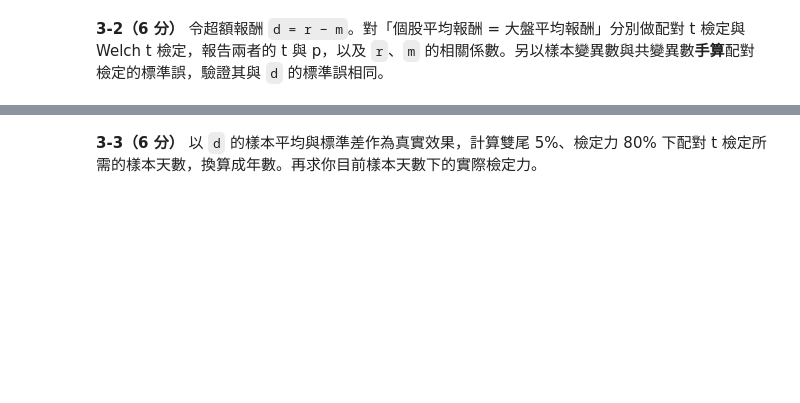
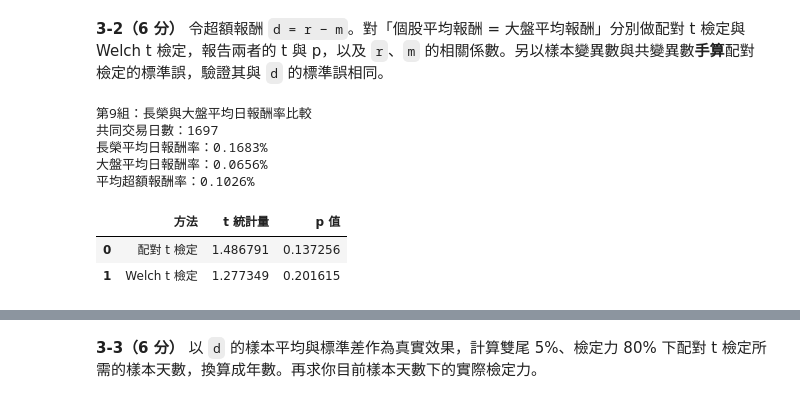
Before and after one commit to sin112792/hw, a Jupyter notebook: 作業一.ipynb, the cells around one changed output, grey strips where cells are left out. Cells and saved outputs as stored; diff of their text form; code cells hidden in the pictures; blank space fills up the shorter version.

```diff
--- a/作業一.ipynb
+++ b/作業一.ipynb
@@ -642,4 +716,81 @@ display(
 # %% [markdown]
 **3-2（6 分）** 令超額報酬 `d = r − m`。對「個股平均報酬 = 大盤平均報酬」分別做配對 t 檢定與 Welch t 檢定，報告兩者的 t 與 p，以及 `r`、`m` 的相關係數。另以樣本變異數與共變異數**手算**配對檢定的標準誤，驗證其與 `d` 的標準誤相同。
 # %%
-# 作答
+
+# 第三題 3-2：配對 t 檢定與 Welch t 檢定
+# 第9組：長榮（2603.TW）
+
+import numpy as np
+import pandas as pd
+from scipy import stats
+
+# 1. 取出長榮與大盤的共同交易日報酬
+data = pd.concat([r, m], axis=1).dropna()
+data.columns = ['長榮', '大盤']
+
+stock = data['長榮']
+market = data['大盤']
+d = stock - market
+
+# 2. 配對 t 檢定
+paired_t, paired_p = stats.ttest_rel(stock, market)
+
+# 3. Welch t 檢定（不假設兩組變異數相等）
+welch_t, welch_p = stats.ttest_ind(
+    stock, market, equal_var=False
+)
+
+# 4. 計算相關係數
+corr = stock.corr(market)
+
+# 5. 手算配對 t 檢定標準誤
+n = len(data)
+
+var_r = stock.var(ddof=1)
+var_m = market.var(ddof=1)
+cov_rm = stock.cov(market)
+
+# Var(r-m) = Var(r) + Var(m) - 2Cov(r,m)
+var_d = var_r + var_m - 2 * cov_rm
+
+se_paired = np.sqrt(var_d / n)
+
+# 直接從 d 計算標準誤
+se_d = d.std(ddof=1) / np.sqrt(n)
+
+# 6. 顯示結果
+print('第9組：長榮與大盤平均日報酬率比較')
+print(f'共同交易日數：{n}')
+print(f'長榮平均日報酬率：{stock.mean()*100:.4f}%')
+print(f'大盤平均日報酬率：{market.mean()*100:.4f}%')
+print(f'平均超額報酬率：{d.mean()*100:.4f}%')
+
+結果表 = pd.DataFrame({
+    '方法': ['配對 t 檢定', 'Welch t 檢定'],
+    't 統計量': [paired_t, welch_t],
+    'p 值': [paired_p, welch_p]
+})
+
+display(結果表.round(6))
+
+print(f'\n長榮與大盤相關係數：{corr:.6f}')
+print(f'手算配對標準誤：{se_paired:.12f}')
+print(f'd 的標準誤：{se_d:.12f}')
+print(f'兩者絕對誤差：{abs(se_paired-se_d):.12e}')
+
+# 7. 判斷檢定結果
+for name, p in [('配對 t 檢定', paired_p),
+                ('Welch t 檢定', welch_p)]:
+    if p < 0.05:
+        print(f'{name}：拒絕 H0，平均報酬有顯著差異')
+    else:
+        print(f'{name}：不拒絕 H0，平均報酬沒有顯著差異的充分證據')
+# %% [output]
+第9組：長榮與大盤平均日報酬率比較
+共同交易日數：1697
+長榮平均日報酬率：0.1683%
+大盤平均日報酬率：0.0656%
+平均超額報酬率：0.1026%
+|  | 方法 | t 統計量 | p 值 |
+| 0 | 配對 t 檢定 | 1.486791 | 0.137256 |
+| 1 | Welch t 檢定 | 1.277349 | 0.201615 |
```
Also changed, not shown: parts of 8 cells of this notebook.
